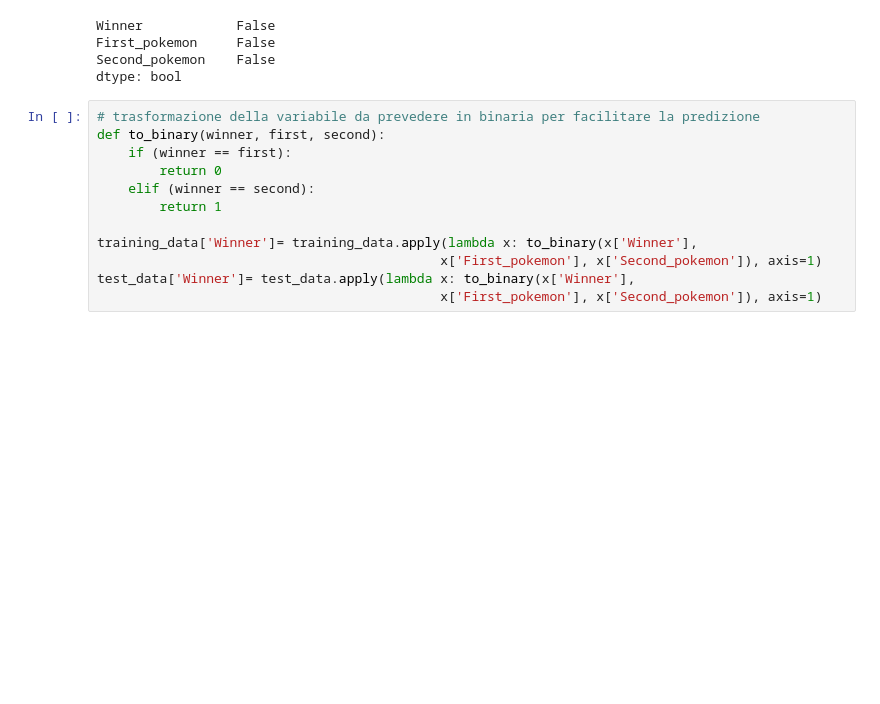
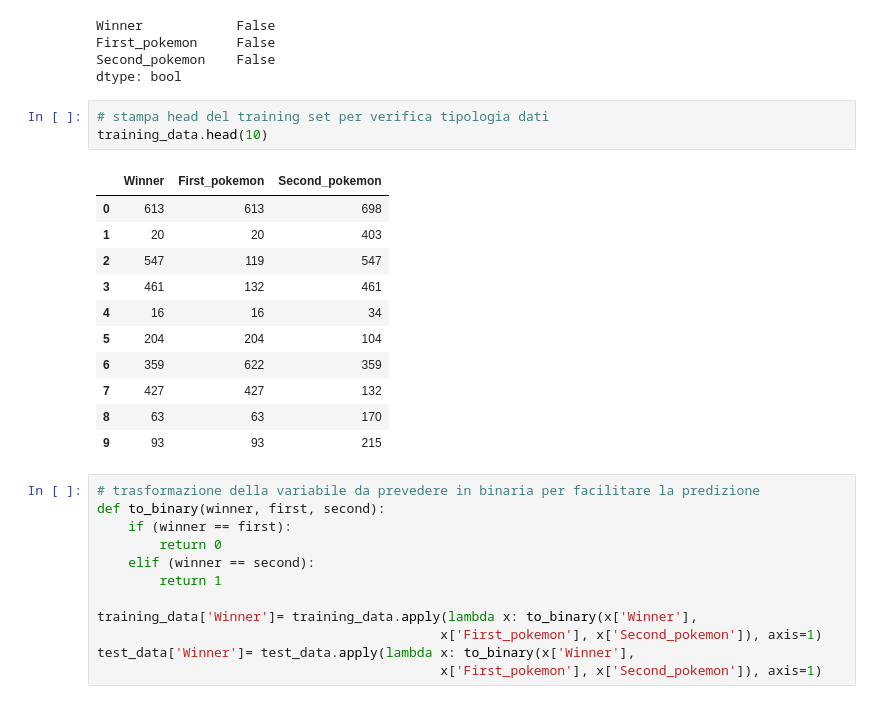
Before and after one commit to AndreaDeSanctis/pokemon-challenge, a Jupyter notebook: training.ipynb, the cells around one changed output. Drawn from its saved outputs; the diff is of its cells as text; blank space fills up the shorter version.

```diff
--- a/training.ipynb
+++ b/training.ipynb
@@ -167,6 +169,21 @@ Winner            False
 First_pokemon     False
 Second_pokemon    False
 dtype: bool
+# %%
+# stampa head del training set per verifica tipologia dati
+training_data.head(10)
+# %% [output]
+|  | Winner | First_pokemon | Second_pokemon |
+| 0 | 613 | 613 | 698 |
+| 1 | 20 | 20 | 403 |
+| 2 | 547 | 119 | 547 |
+| 3 | 461 | 132 | 461 |
+| 4 | 16 | 16 | 34 |
+| 5 | 204 | 204 | 104 |
+| 6 | 359 | 622 | 359 |
+| 7 | 427 | 427 | 132 |
+| 8 | 63 | 63 | 170 |
+| 9 | 93 | 93 | 215 |
 # %%
 # trasformazione della variabile da prevedere in binaria per facilitare la predizione
 def to_binary(winner, first, second):
```
Also changed, not shown: parts of 13 cells of this notebook.
